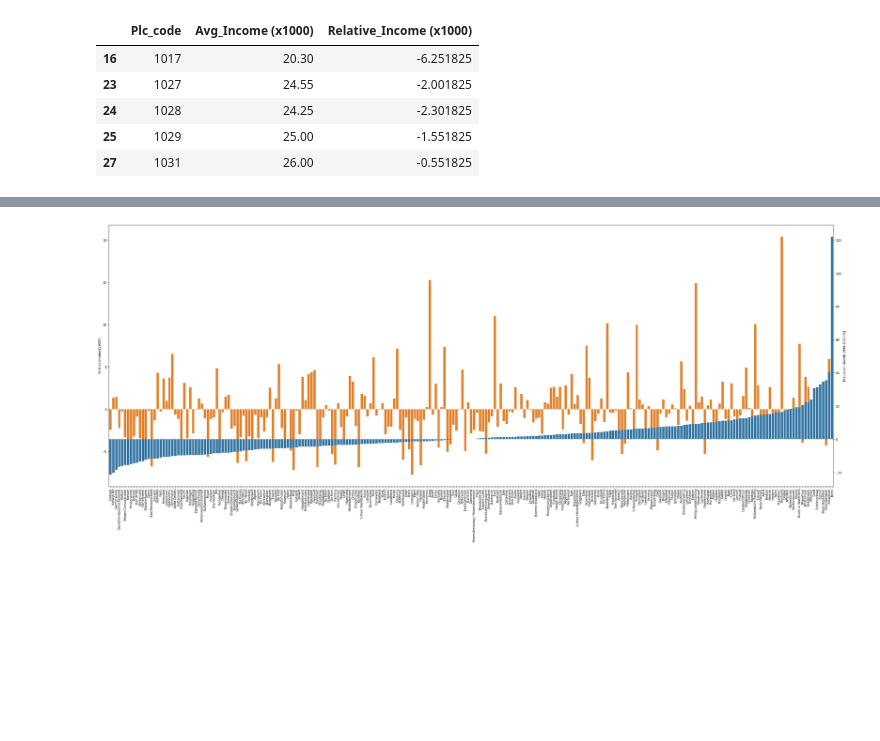
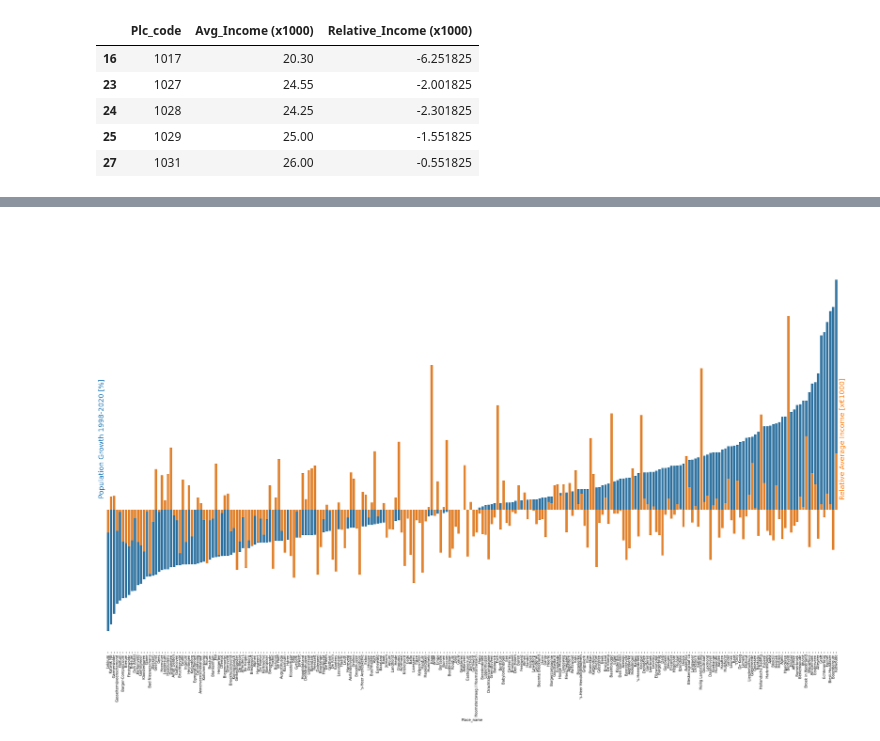
Before and after one commit to LauLau85/Coursera_Capstone, a Jupyter notebook: A Comparison of Rural Towns in the Netherlands.ipynb, the cells around one changed output, grey strips where cells are left out. Saved outputs shown, nothing was run; the diff lists cells and outputs as text; code cells hidden in the pictures; blank space fills up the shorter version.

```diff
--- a/A Comparison of Rural Towns in the Netherlands.ipynb
+++ b/A Comparison of Rural Towns in the Netherlands.ipynb
@@ -2161,6 +2164,9 @@ for item in growth_bar.get_xticklabels():
 plt.show()
 # %% [output]
 [figure]
+# %%
+#Last row is an outlier (Briltil is a suburb of a larger town), we have to delete that one
+Ordered_SRT_9820_df.drop(Ordered_SRT_9820_df.tail(1).index,inplace=True) # drop last n rows
 # %% [markdown]
 ### 2.2.2: Average Income
 # %%
@@ -2221,26 +2227,44 @@ SRT_AI_9820_df.to_sql('SRT_PopulationGrowth_AvgIncomes2018', engine) #Store back
 # %%
 #Get Series in order to plot barchart
 x_labels = SRT_AI_9820_df['Place_name']
 y_growth = SRT_AI_9820_df['Growth_1998-2020']
 y_income = SRT_AI_9820_df['Relative_Income (x1000)']
 
 fig, axs = plt.subplots()
-fig.set_size_inches(35, 15)
+fig.set_size_inches(30, 20)
 
-income_bar=sns.barplot(x=x_labels, y=y_income, color='tab:orange', ax=axs)
-axs.set(xlabel='')
-axs.set(ylabel='Relative Income [x1000]')
+growth_bar=sns.barplot(x=x_labels, y=y_growth, color='tab:blue', ax=axs)
+axs.set(ylabel='Population Growth 1998-2020 [%]')
+axs.set_ylim(-25,50) #-25/100
+for item in growth_bar.get_xticklabels():
+    item.set_rotation(90)
+axs.yaxis.label.set_color(color='tab:blue')
+axs.yaxis.label.set_fontsize(20)
 
-for item in income_bar.get_xticklabels():
-    item.set_rotation(90)
+axs.spines['top'].set_visible(False)
+axs.spines['right'].set_visible(False)
+axs.spines['bottom'].set_visible(False)
+axs.spines['left'].set_visible(False)
+axs.get_yaxis().set_ticks([])
 
 ax2 = axs.twinx()  # instantiate a second axes that shares the same x-axis
 
-sns.barplot(x=x_labels, y=y_growth, color='tab:blue', ax=ax2)
-ax2.set(ylabel='Population Growth 1998-2020 [%]')
+sns.barplot(x=x_labels, y=y_income, color='tab:orange', ax=ax2)
+ax2.set(xlabel='')
+ax2.set(ylabel='Relative Average Income [x€1000]')
+ax2.set_ylim(-15,30) #-15/60
+ax2.yaxis.label.set_color('tab:orange')
+ax2.yaxis.label.set_fontsize(20)
 
+ax2.spines['top'].set_visible(False)
+ax2.spines['right'].set_visible(False)
+ax2.spines['bottom'].set_visible(False)
+ax2.spines['left'].set_visible(False)
+ax2.get_yaxis().set_ticks([])
+
+#fig.patch.set_visible(False)
 fig.tight_layout()  # otherwise the right y-label is slightly clipped
 
 plt.show()
 # %% [output]
-[figure, old version]
+[figure, new version]
```
Also changed, not shown: parts of 15 cells of this notebook.
